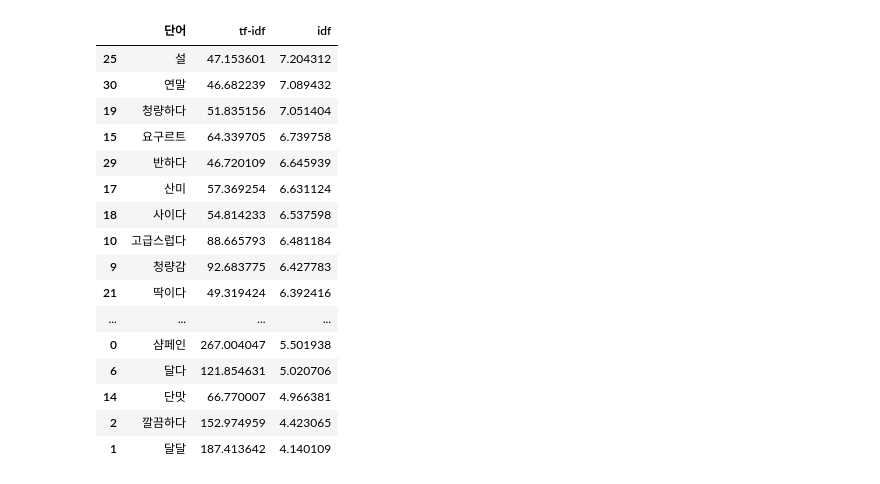
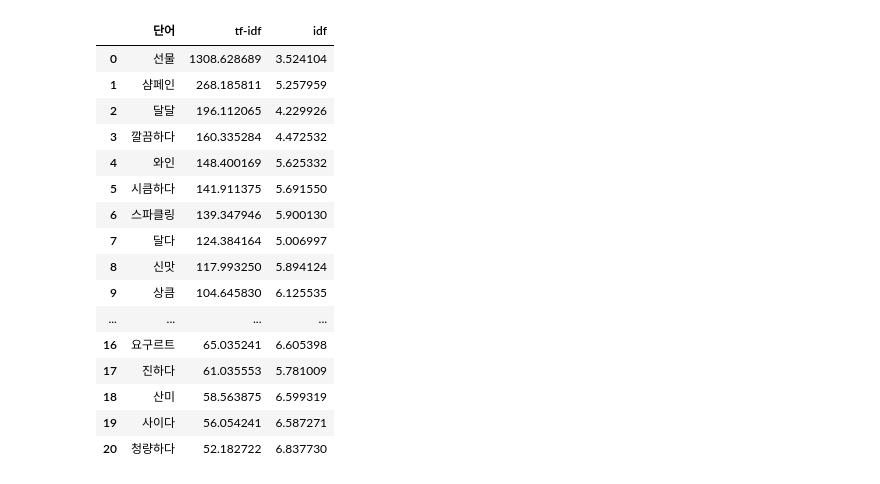
Before and after one commit to JJongSSu/Study, a Jupyter notebook: Teamproject/second/hashtag/해시태그.ipynb, the cells around one changed output. Cells and saved outputs as stored; diff of their text form; code cells hidden in the pictures.

```diff
--- a/Teamproject/second/hashtag/해시태그.ipynb
+++ b/Teamproject/second/hashtag/해시태그.ipynb
@@ -129,23 +144,22 @@ word_count.sort_values('tf-idf',ascending=False).head(50)[word_count['idf']>3.9]
 # %%
-df = pd.read_csv('복순도가_특징.csv', encoding='utf-8-sig')
+df = pd.read_csv('막걸리_특징0.csv')
 del df['Unnamed: 0']
-df = df.sort_values(by='idf',ascending=False)
 df
 # %% [output]
 |  | 단어 | tf-idf | idf |
-| 25 | 설 | 47.153601 | 7.204312 |
-| 30 | 연말 | 46.682239 | 7.089432 |
-| 19 | 청량하다 | 51.835156 | 7.051404 |
-| 15 | 요구르트 | 64.339705 | 6.739758 |
-| 29 | 반하다 | 46.720109 | 6.645939 |
-| 17 | 산미 | 57.369254 | 6.631124 |
-| 18 | 사이다 | 54.814233 | 6.537598 |
-| 10 | 고급스럽다 | 88.665793 | 6.481184 |
-| 9 | 청량감 | 92.683775 | 6.427783 |
-| 21 | 딱이다 | 49.319424 | 6.392416 |
+| 0 | 선물 | 1308.628689 | 3.524104 |
+| 1 | 샴페인 | 268.185811 | 5.257959 |
+| 2 | 달달 | 196.112065 | 4.229926 |
+| 3 | 깔끔하다 | 160.335284 | 4.472532 |
+| 4 | 와인 | 148.400169 | 5.625332 |
+| 5 | 시큼하다 | 141.911375 | 5.691550 |
+| 6 | 스파클링 | 139.347946 | 5.900130 |
+| 7 | 달다 | 124.384164 | 5.006997 |
+| 8 | 신맛 | 117.993250 | 5.894124 |
+| 9 | 상큼 | 104.645830 | 6.125535 |
 | ... | ... | ... | ... |
-| 0 | 샴페인 | 267.004047 | 5.501938 |
-| 6 | 달다 | 121.854631 | 5.020706 |
-| 14 | 단맛 | 66.770007 | 4.966381 |
-| 2 | 깔끔하다 | 152.974959 | 4.423065 |
-| 1 | 달달 | 187.413642 | 4.140109 |
+| 16 | 요구르트 | 65.035241 | 6.605398 |
+| 17 | 진하다 | 61.035553 | 5.781009 |
+| 18 | 산미 | 58.563875 | 6.599319 |
+| 19 | 사이다 | 56.054241 | 6.587271 |
+| 20 | 청량하다 | 52.182722 | 6.837730 |
```
Also changed, not shown: parts of 14 cells of this notebook, 7 other files.
